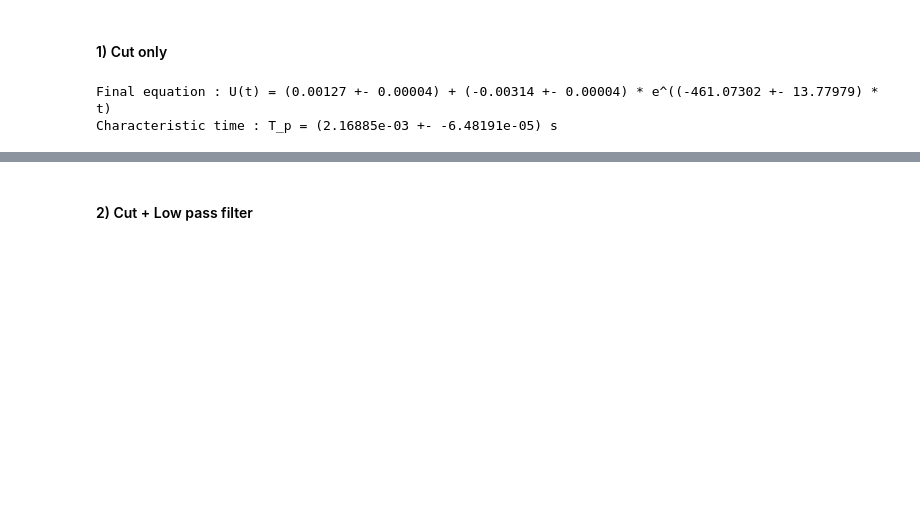
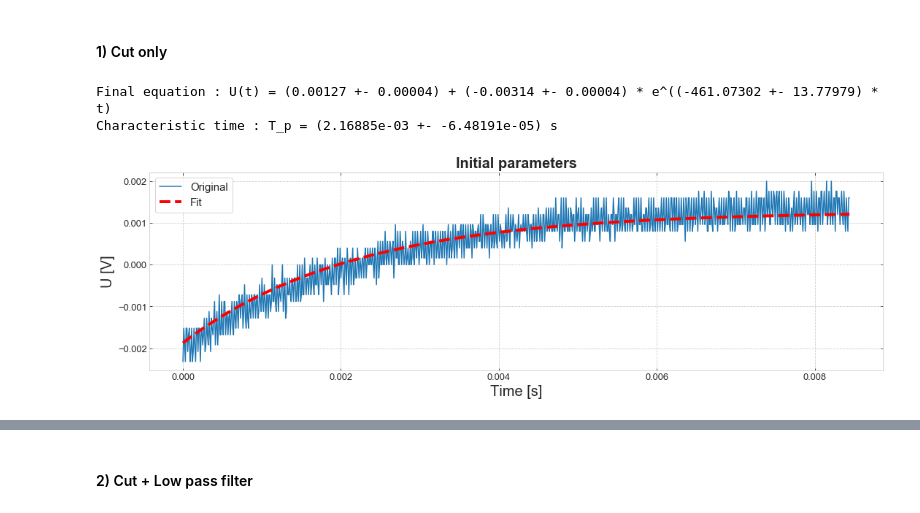
Before and after one commit to masterdesky/ELTE-applied-physics-2019, a Jupyter notebook: II. Optical Pumping/notebooks/opu.ipynb, the cells around one changed output, grey strips where cells are left out. Cells and saved outputs as stored; diff of their text form; code cells hidden in the pictures; blank space fills up the shorter version.

```diff
--- a/II. Optical Pumping/notebooks/opu.ipynb
+++ b/II. Optical Pumping/notebooks/opu.ipynb
@@ -435,6 +436,28 @@ print(b1 + 'Characteristic time' + b0 + ' : T_p = ({0:.5e} +- {1:.5e}) s'.format
 # %% [output]
 Final equation : U(t) = (0.00127 +- 0.00004) + (-0.00314 +- 0.00004) * e^((-461.07302 +- 13.77979) * t)
 Characteristic time : T_p = (2.16885e-03 +- -6.48191e-05) s
+# %%
+nrows = 1
+ncols = 1
+fig, axes = plt.subplots(nrows=nrows, ncols=ncols, figsize=(18,5))
+
+titlesize = 20
+axislabelsize = 20
+axisticksize = 13
+
+axes.plot(time_var, values_var, label='Original')
+axes.plot(time_var, fit_func(time_var, *p0),
+          c='red', linestyle='--', lw=4, label='Fit', zorder=2)
+
+axes.set_title('Initial parameters', fontsize=titlesize, fontweight='bold')
+axes.set_xlabel('Time [s]', fontsize=axislabelsize)
+axes.set_ylabel('U [V]', fontsize=axislabelsize)
+axes.tick_params(axis='both', which='major', labelsize=axisticksize)
+
+plt.legend(loc='upper left', fontsize=legendsize)
+plt.show()
+# %% [output]
+[figure, added]
 # %%
 nrows = 1
 ncols = 1
```
Also changed, not shown: parts of 5 cells of this notebook, 4 other files.
